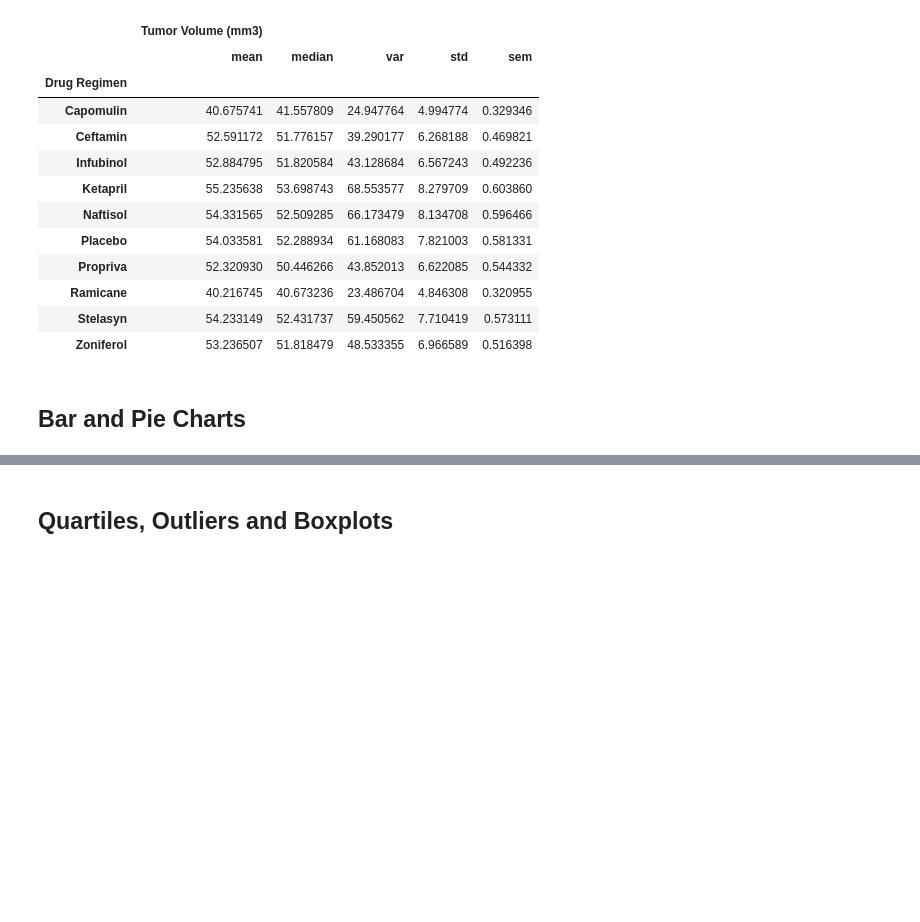
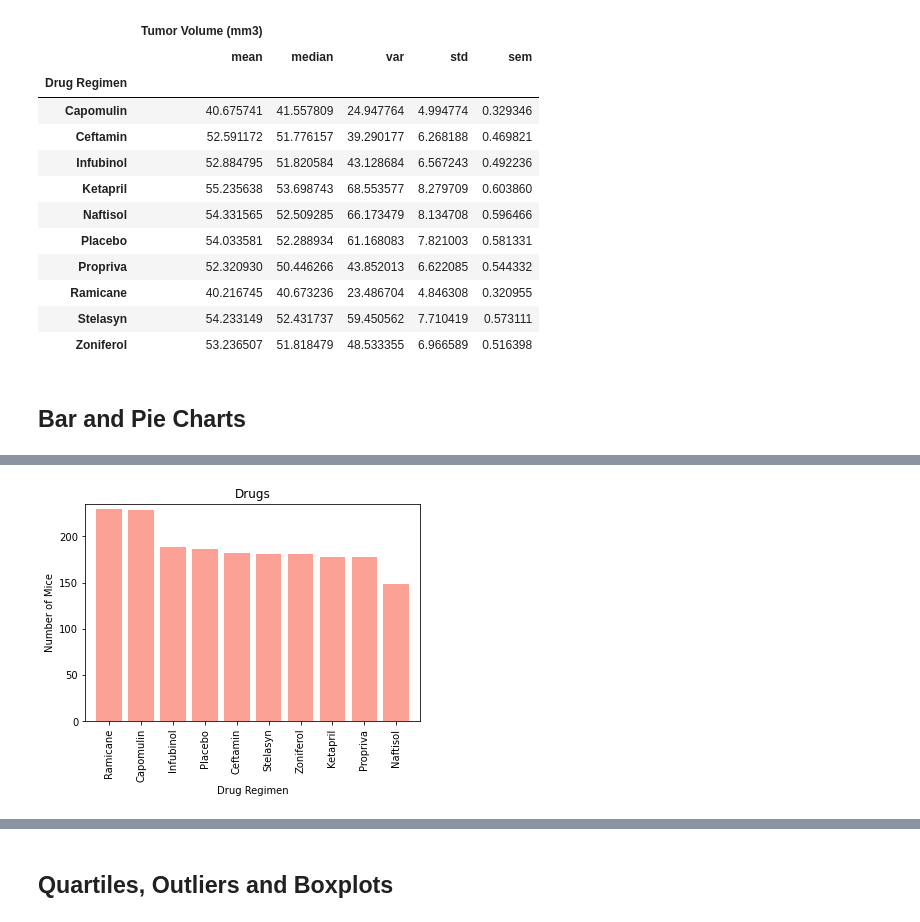
Before and after one commit to elz-harri/05-Matplotlib-Challenge, a Jupyter notebook: Pymaceuticals/matplotlib.ipynb, the cells around one changed output, grey strips where cells are left out. Saved outputs shown, nothing was run; the diff lists cells and outputs as text; code cells hidden in the pictures; blank space fills up the shorter version.

Commit message:
pie plots almost complete

```diff
--- a/Pymaceuticals/matplotlib.ipynb
+++ b/Pymaceuticals/matplotlib.ipynb
@@ -122,0 +135,29 @@ summary_table
+# %%
+# Generate a bar plot showing the total number of mice for each treatment throughout the course of the study using pyplot.
+hope_this_works = mouse_study["Drug Regimen"].value_counts()
+
+# Generate a bar plot showing the total number of mice for each treatment throughout the course of the study using pyplot.
+
+drug_count =  mouse_study["Drug Regimen"].unique()
+drug_count
+
+drugs = drug_count
+mice = hope_this_works
+
+x_axis = np.arange(0, len(drugs))
+tick_locations = []
+for x in x_axis:
+    tick_locations.append(x)
+
+plt.title("Drugs")
+plt.xlabel("Drug Regimen")
+plt.ylabel("Number of Mice")
+
+plt.xlim(-0.75, len(drugs)-.25)
+plt.ylim(0, max(mice) + 5)
+
+plt.bar(x_axis, mice, facecolor="salmon", alpha=0.75, align="center")
+plt.xticks(tick_locations, drugs, rotation= 90)
+plt.show()
+# %% [output]
+[figure, added]
```
Also changed, not shown: parts of 5 cells of this notebook.
